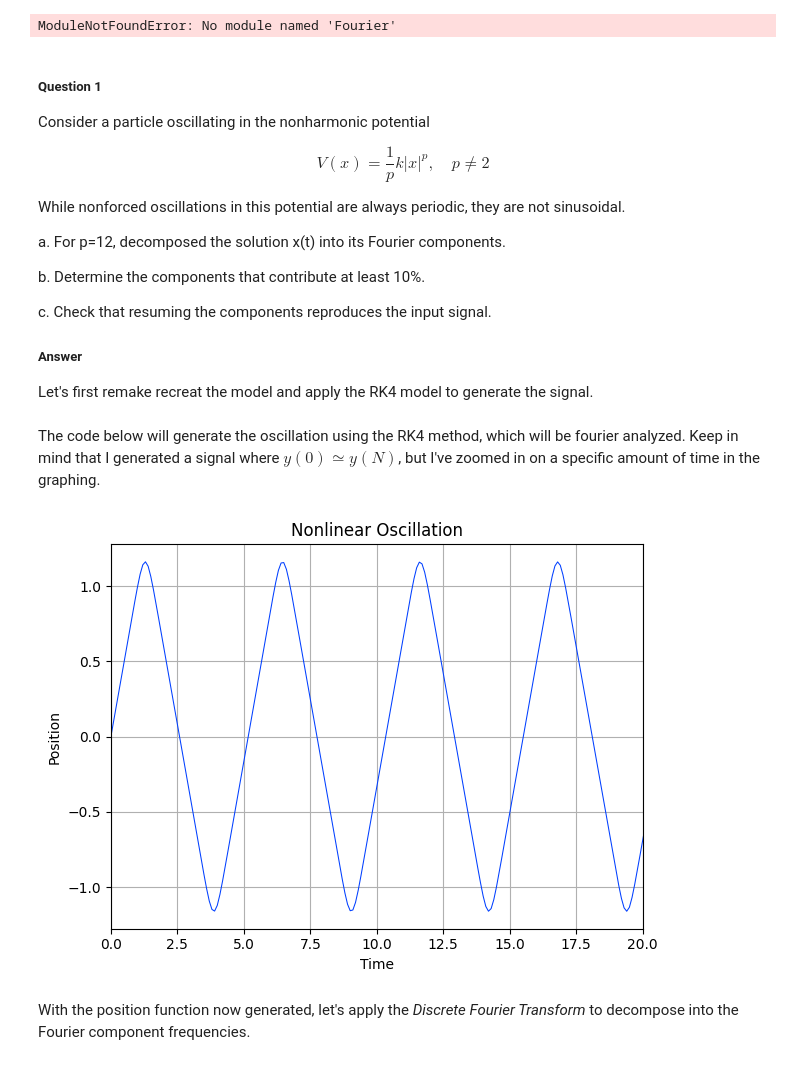
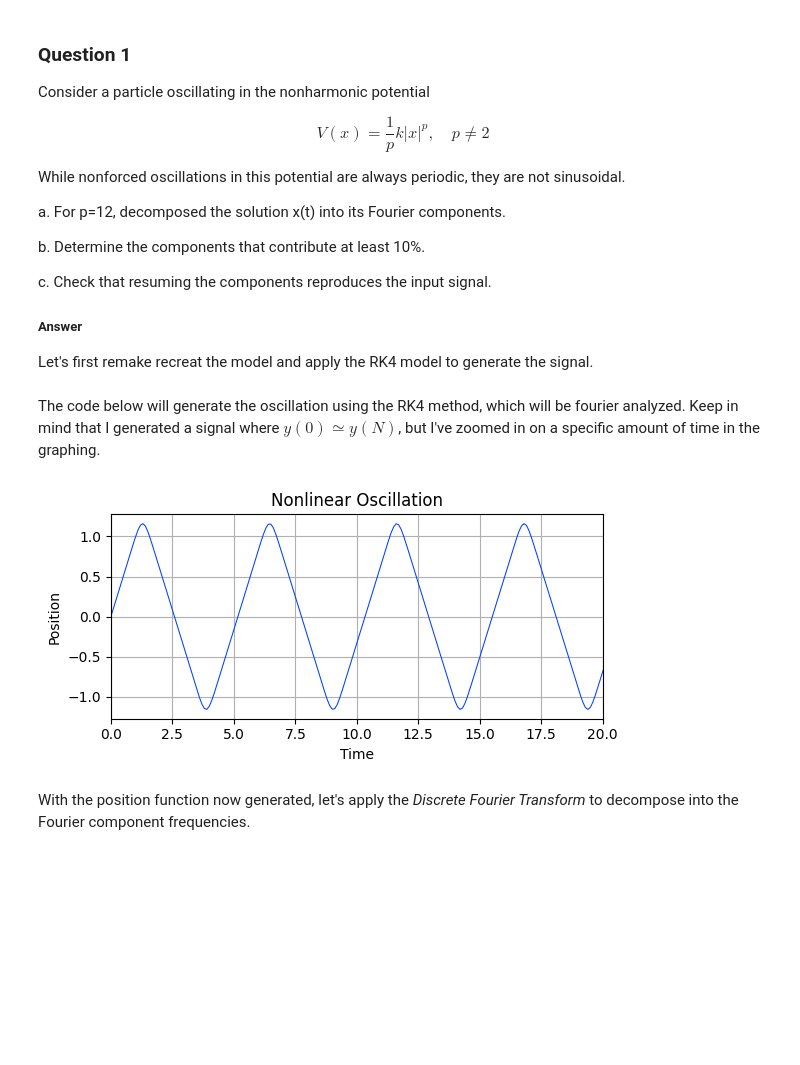
Before and after one commit to dylanbloodworth/LearningNumericalMethods, a Jupyter notebook: Chapter 3/3.4 Fourier.ipynb, the cells around one changed output. Saved outputs shown, nothing was run; the diff lists cells and outputs as text; code cells hidden in the pictures; blank space fills up the shorter version.

```diff
--- a/Chapter 3/3.4 Fourier.ipynb
+++ b/Chapter 3/3.4 Fourier.ipynb
@@ -4,7 +4,7 @@ import matplotlib.pyplot as plt
 import sys
 import os
 
-SCRIPT_DIR = os.path.dirname(os.path.abspath('C:/Users/dylan/OneDrive/Documents/Coding/LearningNumericalMethods'))
+SCRIPT_DIR = os.path.dirname(os.path.abspath('C:/Users/dylan/OneDrive/Documents/Coding/LearningNumericalMethods/Chapter 3/Ch3_3.4_Fourier_Analysis.ipynb'))
 sys.path.append(os.path.dirname(SCRIPT_DIR))
 from Fourier.fourierAlgos import *
 from RungeKutta.rk4Algo import dsbRK4
@@ -13,10 +13,8 @@ plt.style.use('seaborn-v0_8-bright')
 plt.rcParams['axes.grid'] = True
 plt.rcParams["figure.autolayout"] = True
 plt.rcParams['lines.linewidth'] = 0.75
-# %% [output]
-ModuleNotFoundError: No module named 'Fourier'
 # %% [markdown]
-##### Question 1
+### Question 1
 
 Consider a particle oscillating in the nonharmonic potential
 
@@ -74,15 +72,16 @@ N = 993
 
 q, t = dsbRK4([0,w0*1], model2, 2, N, h)
 x, v = q
-
-plt.xlim(0,20)
-plt.title('Nonlinear Oscillation')
-plt.ylabel('Position')
-plt.xlabel('Time')
-plt.plot(t, x)
-plt.show()
-# %% [output]
-[figure, removed]
+# %%
+plt.figure(figsize = (6, 3))
+plt.xlim(0,20)
+plt.title('Nonlinear Oscillation')
+plt.ylabel('Position')
+plt.xlabel('Time')
+plt.plot(t, x)
+plt.show()
+# %% [output]
+[figure, added]
 # %% [markdown]
 With the position function now generated, let's apply the <i>Discrete Fourier Transform</i> to decompose into the Fourier component frequencies.
 # %%
```
Also changed, not shown: parts of 22 cells of this notebook, 3 other files.
